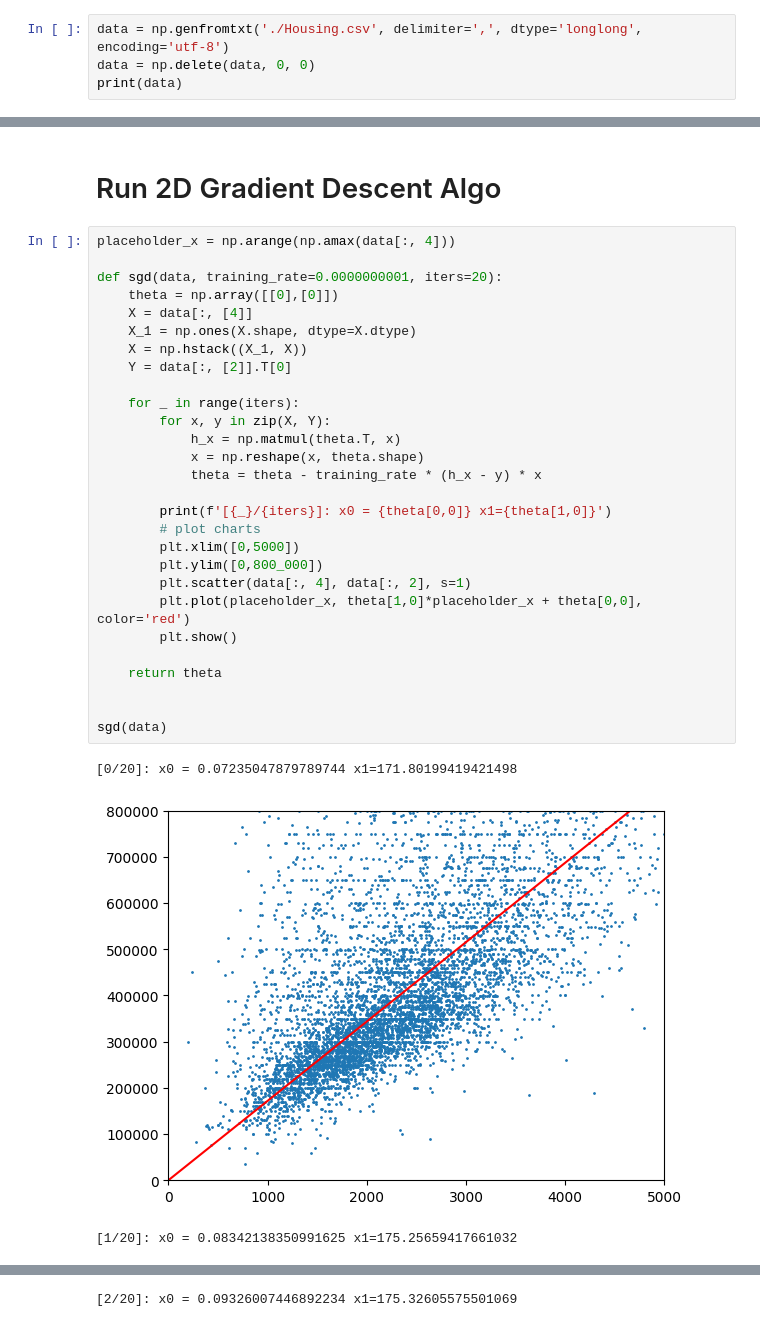
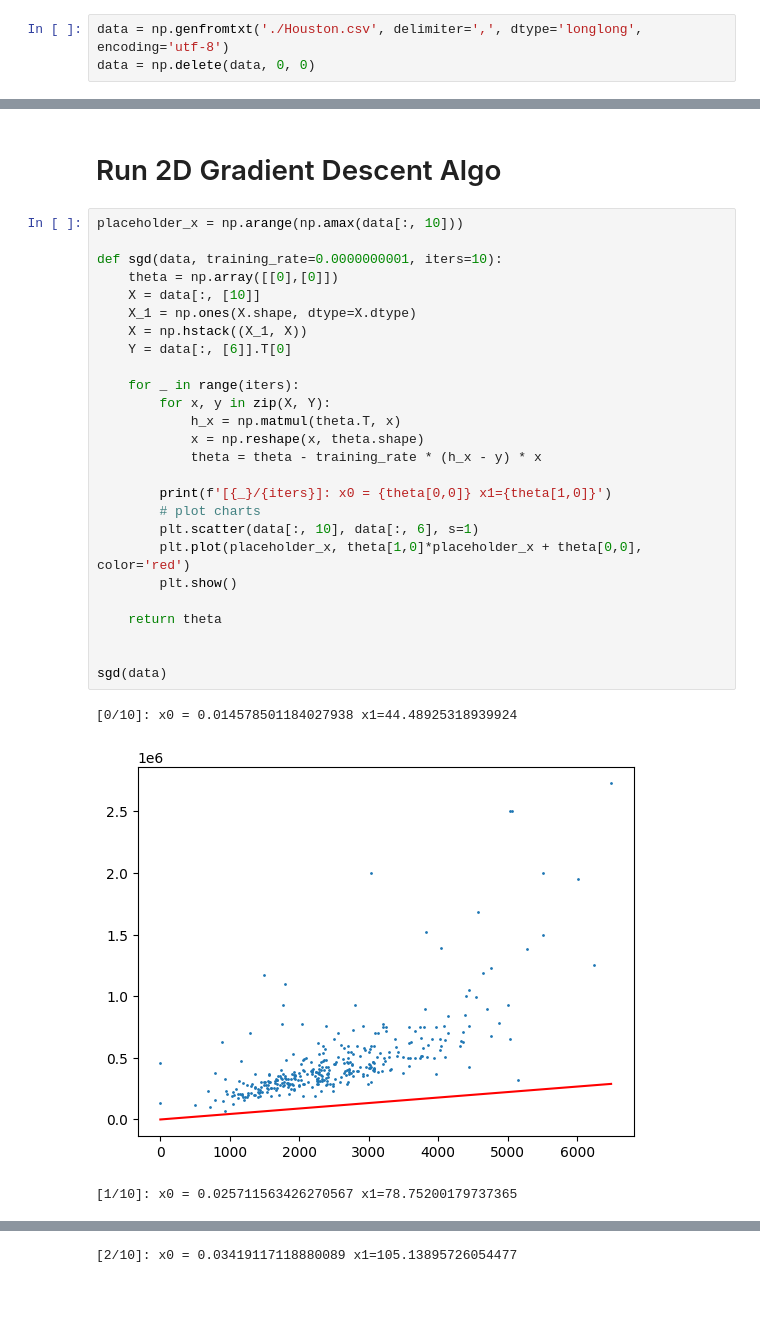
Before and after one commit to tugonbob/Stanford-CS229-Andrew-Ng, a Jupyter notebook: gradientDescent.ipynb, the cells around one changed output, grey strips where cells are left out. Drawn from its saved outputs; the diff is of its cells as text; blank space fills up the shorter version.

Commit message:
Changed datasets to Redfin Single Home Data

```diff
--- a/gradientDescent.ipynb
+++ b/gradientDescent.ipynb
@@ -11,6 +11,5 @@ import pandas as pd
 # %% [markdown]
 # Parse Dataset
 # %%
-data = np.genfromtxt('./Housing.csv', delimiter=',', dtype='longlong', encoding='utf-8')
+data = np.genfromtxt('./Houston.csv', delimiter=',', dtype='longlong', encoding='utf-8')
 data = np.delete(data, 0, 0)
-print(data)
@@ -34,34 +23,32 @@ plt.scatter(data[:, 4], data[:, 2], s=1)
 # %% [markdown]
 # Run 2D Gradient Descent Algo
 # %%
-placeholder_x = np.arange(np.amax(data[:, 4]))
+placeholder_x = np.arange(np.amax(data[:, 10]))
 
-def sgd(data, training_rate=0.0000000001, iters=20):
+def sgd(data, training_rate=0.0000000001, iters=10):
     theta = np.array([[0],[0]])
-    X = data[:, [4]]
+    X = data[:, [10]]
     X_1 = np.ones(X.shape, dtype=X.dtype)
     X = np.hstack((X_1, X))
-    Y = data[:, [2]].T[0]
+    Y = data[:, [6]].T[0]
 
     for _ in range(iters):
         for x, y in zip(X, Y):
             h_x = np.matmul(theta.T, x)
             x = np.reshape(x, theta.shape)
             theta = theta - training_rate * (h_x - y) * x
 
         print(f'[{_}/{iters}]: x0 = {theta[0,0]} x1={theta[1,0]}')
         # plot charts
-        plt.xlim([0,5000])
-        plt.ylim([0,800_000])
-        plt.scatter(data[:, 4], data[:, 2], s=1)
+        plt.scatter(data[:, 10], data[:, 6], s=1)
         plt.plot(placeholder_x, theta[1,0]*placeholder_x + theta[0,0], color='red')
         plt.show()
 
     return theta
 
 
 sgd(data)
 # %% [output]
-[0/20]: x0 = 0.07235047879789744 x1=171.80199419421498
+[0/10]: x0 = 0.014578501184027938 x1=44.48925318939924
-[figure, old version]
+[figure, new version]
-[1/20]: x0 = 0.08342138350991625 x1=175.25659417661032
+[1/10]: x0 = 0.025711563426270567 x1=78.75200179737365
@@ -69 +56 @@ sgd(data)
-[2/20]: x0 = 0.09326007446892234 x1=175.32605575501069
+[2/10]: x0 = 0.03419117118880089 x1=105.13895726054477
```
Also changed, not shown: parts of 4 cells of this notebook, 4 other files.
